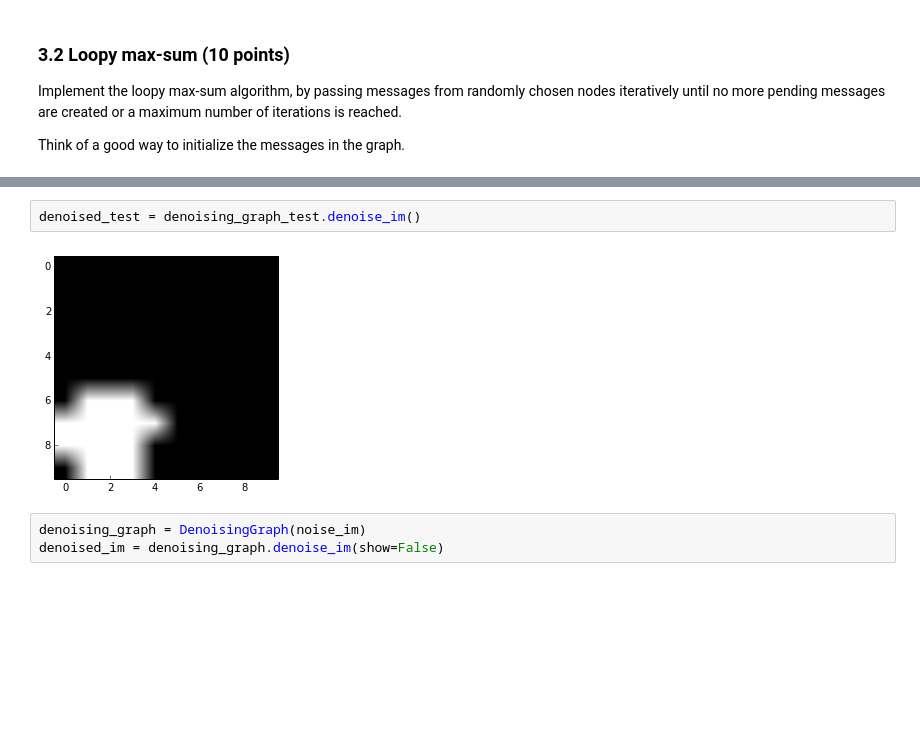
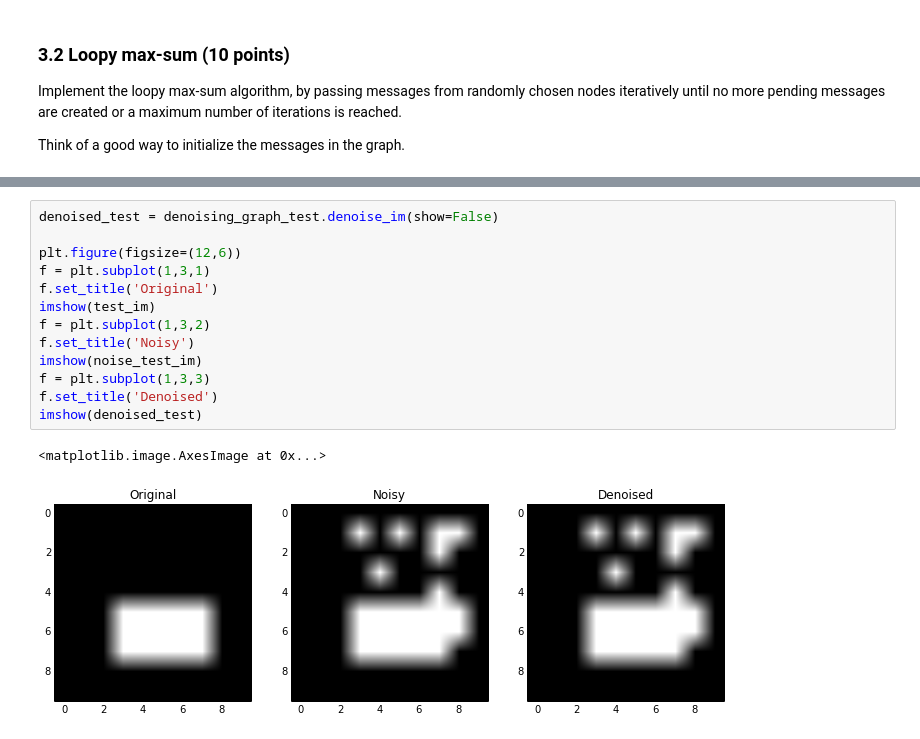
Before and after one commit to Vasileios-Charatsidis/machine-learning-2, a Jupyter notebook: lab2/lab2.ipynb, the cells around one changed output, grey strips where cells are left out. Saved outputs shown, nothing was run; the diff lists cells and outputs as text; blank space fills up the shorter version.

```diff
--- a/lab2/lab2.ipynb
+++ b/lab2/lab2.ipynb
@@ -830,11 +843,20 @@ def denoise_im(self, max_iterations=10, show=True):
 
 DenoisingGraph._max_sum = MethodType(loopy_max_sum, None, DenoisingGraph)
 DenoisingGraph.denoise_im = MethodType(denoise_im, None, DenoisingGraph)
-# %%
-denoised_test = denoising_graph_test.denoise_im()
-# %% [output]
-[figure, removed]
-# %%
-denoising_graph = DenoisingGraph(noise_im)
-denoised_im = denoising_graph.denoise_im(show=False)
+# %%
+denoised_test = denoising_graph_test.denoise_im(show=False)
+
+plt.figure(figsize=(12,6))
+f = plt.subplot(1,3,1)
+f.set_title('Original')
+imshow(test_im)
+f = plt.subplot(1,3,2)
+f.set_title('Noisy')
+imshow(noise_test_im)
+f = plt.subplot(1,3,3)
+f.set_title('Denoised')
+imshow(denoised_test)
+# %% [output]
+<matplotlib.image.AxesImage at 0x...>
+[figure, added]
 # %%
```
Also changed, not shown: parts of 6 cells of this notebook, 1 other file.
